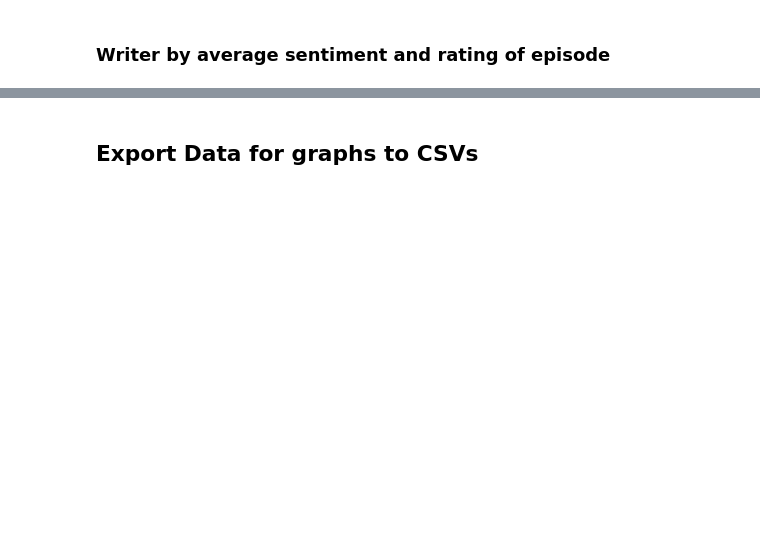
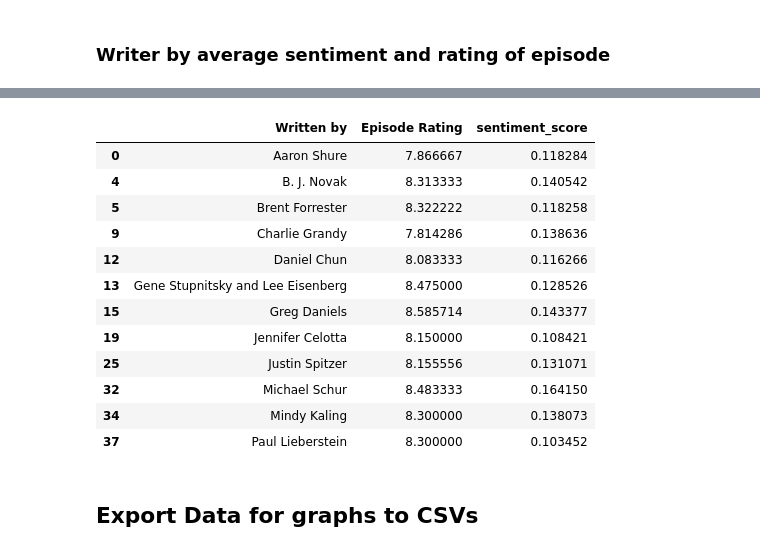
Before and after one commit to Kiehl012/Threat_Level_Midnight, a Jupyter notebook: Jupyter Notebooks/Sentiment Chart.ipynb, the cells around one changed output, grey strips where cells are left out. Drawn from its saved outputs; the diff is of its cells as text; code cells hidden in the pictures; blank space fills up the shorter version.

```diff
--- a/Jupyter Notebooks/Sentiment Chart.ipynb
+++ b/Jupyter Notebooks/Sentiment Chart.ipynb
@@ -93,0 +220,6 @@ rating_sentiment_df.head()
+# %%
+#Count of Episodes Written
+writer_df = epi_df[['Written by', 'Title']]
+writer_df = writer_df.groupby(writer_df['Written by'], as_index=False).count()
+writer_df = writer_df.sort_values('Title', ascending = False)
+writer_df.head(10)
@@ -102,3 +264,22 @@ director_df.sort_values(by=['Episode Rating'], ascending = False)
+# %%
+writer_list = writer_df.query('Title>5')['Written by'].to_list()
+
+writers = director_df[director_df['Written by'].isin(writer_list)]
+writers
+# %% [output]
+|  | Written by | Episode Rating | sentiment_score |
+| 0 | Aaron Shure | 7.866667 | 0.118284 |
+| 4 | B. J. Novak | 8.313333 | 0.140542 |
+| 5 | Brent Forrester | 8.322222 | 0.118258 |
+| 9 | Charlie Grandy | 7.814286 | 0.138636 |
+| 12 | Daniel Chun | 8.083333 | 0.116266 |
+| 13 | Gene Stupnitsky and Lee Eisenberg | 8.475000 | 0.128526 |
+| 15 | Greg Daniels | 8.585714 | 0.143377 |
+| 19 | Jennifer Celotta | 8.150000 | 0.108421 |
+| 25 | Justin Spitzer | 8.155556 | 0.131071 |
+| 32 | Michael Schur | 8.483333 | 0.164150 |
+| 34 | Mindy Kaling | 8.300000 | 0.138073 |
+| 37 | Paul Lieberstein | 8.300000 | 0.103452 |
 # %% [markdown]
 ## Export Data for graphs to CSVs
 # %%
```
Also changed, not shown: parts of 15 cells of this notebook, 4 other files.
